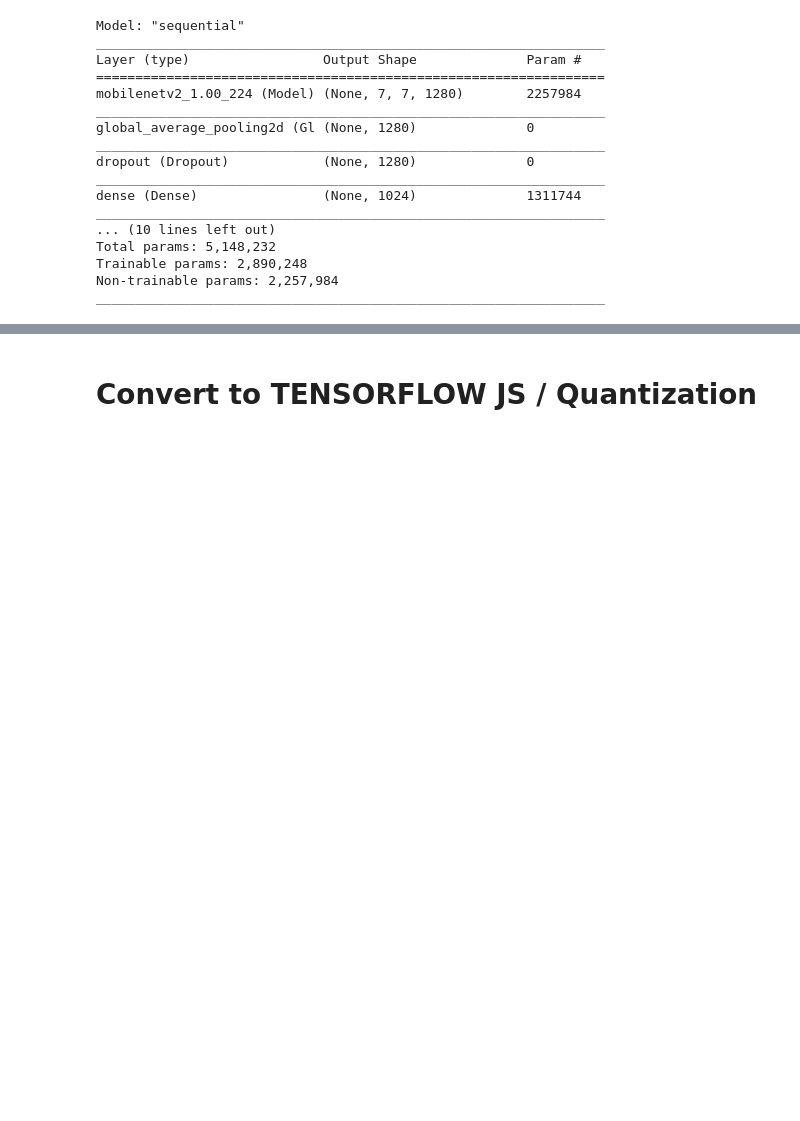
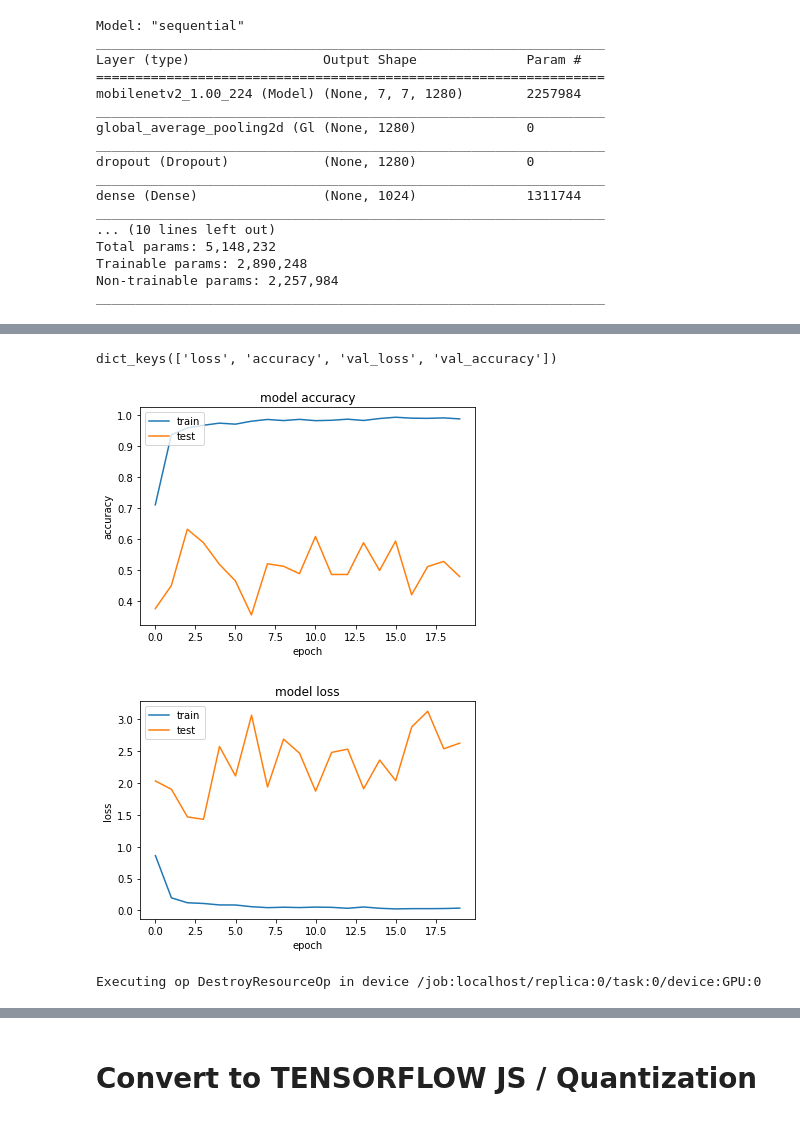
Before and after one commit to alew3/huia_experience, a Jupyter notebook: 02_train/train_huia_poses_keras_tf2.ipynb, the cells around one changed output, grey strips where cells are left out. Cells and saved outputs as stored; diff of their text form; code cells hidden in the pictures; blank space fills up the shorter version.

Commit message:
retrained model

```diff
--- a/02_train/train_huia_poses_keras_tf2.ipynb
+++ b/02_train/train_huia_poses_keras_tf2.ipynb
@@ -249,4 +273,4 @@ next(iter(path_ds))
 # %%
 # force non performatic eager mode as tfa.image doesn't support graph mode yet
 #image_ds = path_ds.map(lambda path: tf.py_function(func=load_and_preprocess_image,inp=[path],Tout=tf.float32))
-image_ds = path_ds.map(map_func=load_and_preprocess_image,num_parallel_calls = AUTOTUNE).cache(filename='images_normalized')
+image_ds = path_ds.map(map_func=load_and_preprocess_image,num_parallel_calls = AUTOTUNE)#.cache(filename='images_normalized')
@@ -267,5 +296,5 @@ tensorflow.python.data.ops.dataset_ops.ZipDataset
 # %%
-ds = image_label_ds.cache()
+ds = image_label_ds #.cache()
 ds = ds.apply(tf.data.experimental.shuffle_and_repeat(buffer_size=image_count))
 ds = ds.batch(BATCH_SIZE).prefetch(buffer_size=AUTOTUNE)
 ds
@@ -402,7 +459,10 @@ steps_per_epoch
 # import OneCycleLR
 from datetime import datetime
 now = datetime.now()
-log_dir = "./logs/1_" + now.strftime("%Y%m%d-%H%M%S") + "/"
+
+
+
+log_dir = "./logs/step_1_" + now.strftime("%Y%m%d-%H%M%S") + "/"
 
 callbacks = []
 
@@ -459,6 +532,6 @@ model.compile(optimizer=tf.keras.optimizers.Adam(lr=max_lr, beta_1=0.9, beta_2=0
 # %%
 start = datetime.now()
-model.fit(train_dataset, epochs=epochs,steps_per_epoch=steps_per_epoch,verbose=1,validation_data=test_dataset,
+history = model.fit(train_dataset, epochs=epochs,steps_per_epoch=steps_per_epoch,verbose=1,validation_data=test_dataset,
           callbacks=callbacks)
 end = datetime.now()
 print(f"total time of {end-start} for {epochs} epochs, tensorflow version={tf.__version__}")
@@ -483,3 +563,27 @@ Epoch 15/20
+# %%
+# list all data in history
+print(history.history.keys())
+
+# summarize history for accuracy
+plt.plot(history.history['accuracy'])
+plt.plot(history.history['val_accuracy'])
+plt.title('model accuracy')
+plt.ylabel('accuracy')
+plt.xlabel('epoch')
+plt.legend(['train', 'test'], loc='upper left')
+plt.show()
+# summarize history for loss
+plt.plot(history.history['loss'])
+plt.plot(history.history['val_loss'])
+plt.title('model loss')
+plt.ylabel('loss')
+plt.xlabel('epoch')
+plt.legend(['train', 'test'], loc='upper left')
+plt.show()
+# %% [output]
+dict_keys(['loss', 'accuracy', 'val_loss', 'val_accuracy'])
+[figure, added]
+[figure, added]
 # %%
 #!pip install scikit-learn
 # %%
@@ -523,4 +627,6 @@ mobilenet.trainable = True
 model.compile(optimizer=tf.keras.optimizers.Adam(lr=max_lr, beta_1=0.9, beta_2=0.999, epsilon=1e-08, decay=1e-07, amsgrad=False),
               loss='sparse_categorical_crossentropy',
               metrics=['accuracy'])
+# %% [output]
+Executing op DestroyResourceOp in device /job:localhost/replica:0/task:0/device:GPU:0
 # %%
```
Also changed, not shown: parts of 30 cells of this notebook, 8 other files.
